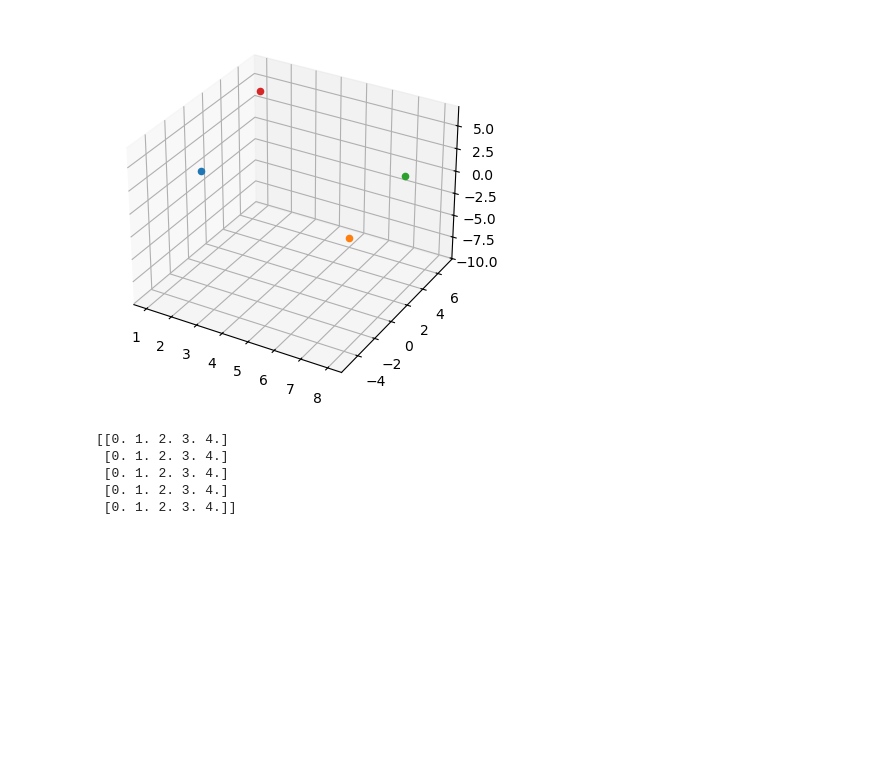
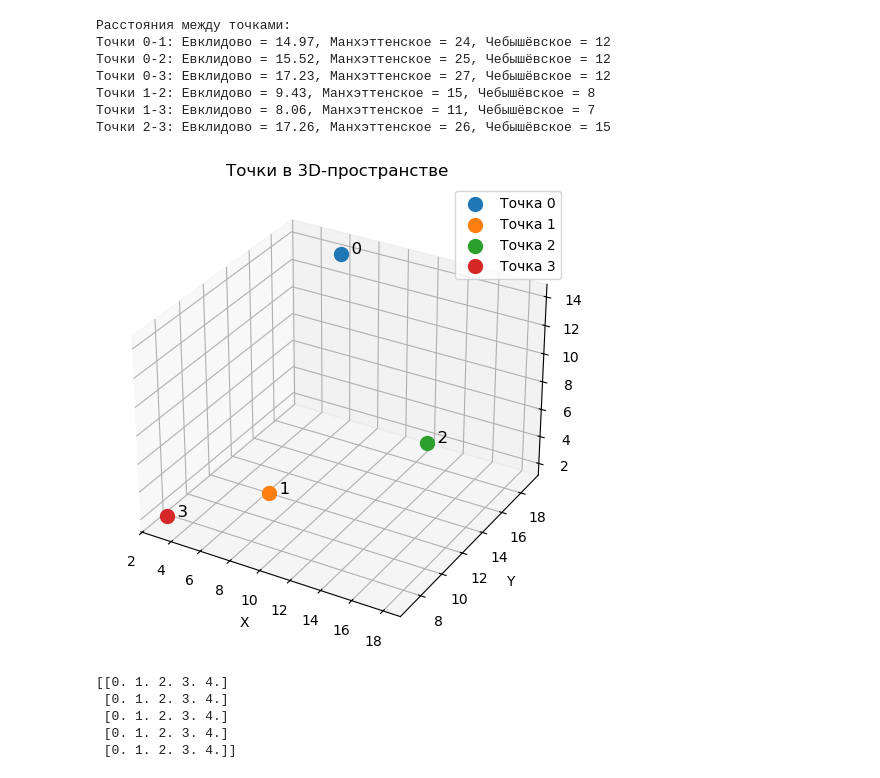
Before and after one commit to ULTRAPROGRAMMERGEORGE/-----, a Jupyter notebook: СИИБД3.ipynb, the cells around one changed output. Drawn from its saved outputs; the diff is of its cells as text; code cells hidden in the pictures; blank space fills up the shorter version.

```diff
--- a/СИИБД3.ipynb
+++ b/СИИБД3.ipynb
@@ -1,16 +1,60 @@
-# %%
-import matplotlib.pyplot as plt
-from mpl_toolkits.mplot3d import Axes3D
-import numpy as np
-fig = plt.figure()
-ax = fig.add_subplot(111,projection = "3d")
-ax.scatter(3, -5, 6)
-ax.scatter(5, 6, -9)
-ax.scatter(8, 3, 3)
-ax.scatter(1, 7, 4)
-plt.show()
-# %% [output]
-[figure, removed]
+# %%
+import numpy as np
+import matplotlib.pyplot as plt
+from itertools import combinations
+
+np.random.seed(42)
+points = np.random.randint(0, 20, (4, 3))
+
+
+def euclidean_distance(p1, p2):
+    return np.linalg.norm(p1 - p2)
+
+def manhattan_distance(p1, p2):
+    return np.sum(np.abs(p1 - p2))
+
+def chebyshev_distance(p1, p2):
+    return np.max(np.abs(p1 - p2))
+
+
+distances = []
+for (i, p1), (j, p2) in combinations(enumerate(points), 2):
+    d_euc = euclidean_distance(p1, p2)
+    d_man = manhattan_distance(p1, p2)
+    d_cheb = chebyshev_distance(p1, p2)
+    distances.append((i, j, d_euc, d_man, d_cheb))
+
+# Вывод результатов
+print("Расстояния между точками:")
+for i, j, d_euc, d_man, d_cheb in distances:
+    print(f"Точки {i}-{j}: Евклидово = {d_euc:.2f}, Манхэттенское = {d_man}, Чебышёвское = {d_cheb}")
+
+
+fig = plt.figure(figsize=(8, 6))
+ax = fig.add_subplot(111, projection='3d')
+
+
+for i, (x, y, z) in enumerate(points):
+    ax.scatter(x, y, z, s=100, label=f'Точка {i}')
+    ax.text(x, y, z, f'  {i}', fontsize=12)
+
+# Подписываем оси
+ax.set_xlabel('X')
+ax.set_ylabel('Y')
+ax.set_zlabel('Z')
+ax.set_title('Точки в 3D-пространстве')
+ax.legend()
+
+plt.show()
+# %% [output]
+Расстояния между точками:
+Точки 0-1: Евклидово = 14.97, Манхэттенское = 24, Чебышёвское = 12
+Точки 0-2: Евклидово = 15.52, Манхэттенское = 25, Чебышёвское = 12
+Точки 0-3: Евклидово = 17.23, Манхэттенское = 27, Чебышёвское = 12
+Точки 1-2: Евклидово = 9.43, Манхэттенское = 15, Чебышёвское = 8
+Точки 1-3: Евклидово = 8.06, Манхэттенское = 11, Чебышёвское = 7
+Точки 2-3: Евклидово = 17.26, Манхэттенское = 26, Чебышёвское = 15
+[figure, added]
 # %%
 Z = np.zeros((5,5))
 Z += np.arange(5)
```
Also changed, not shown: parts of 3 cells of this notebook, 3 other files.
